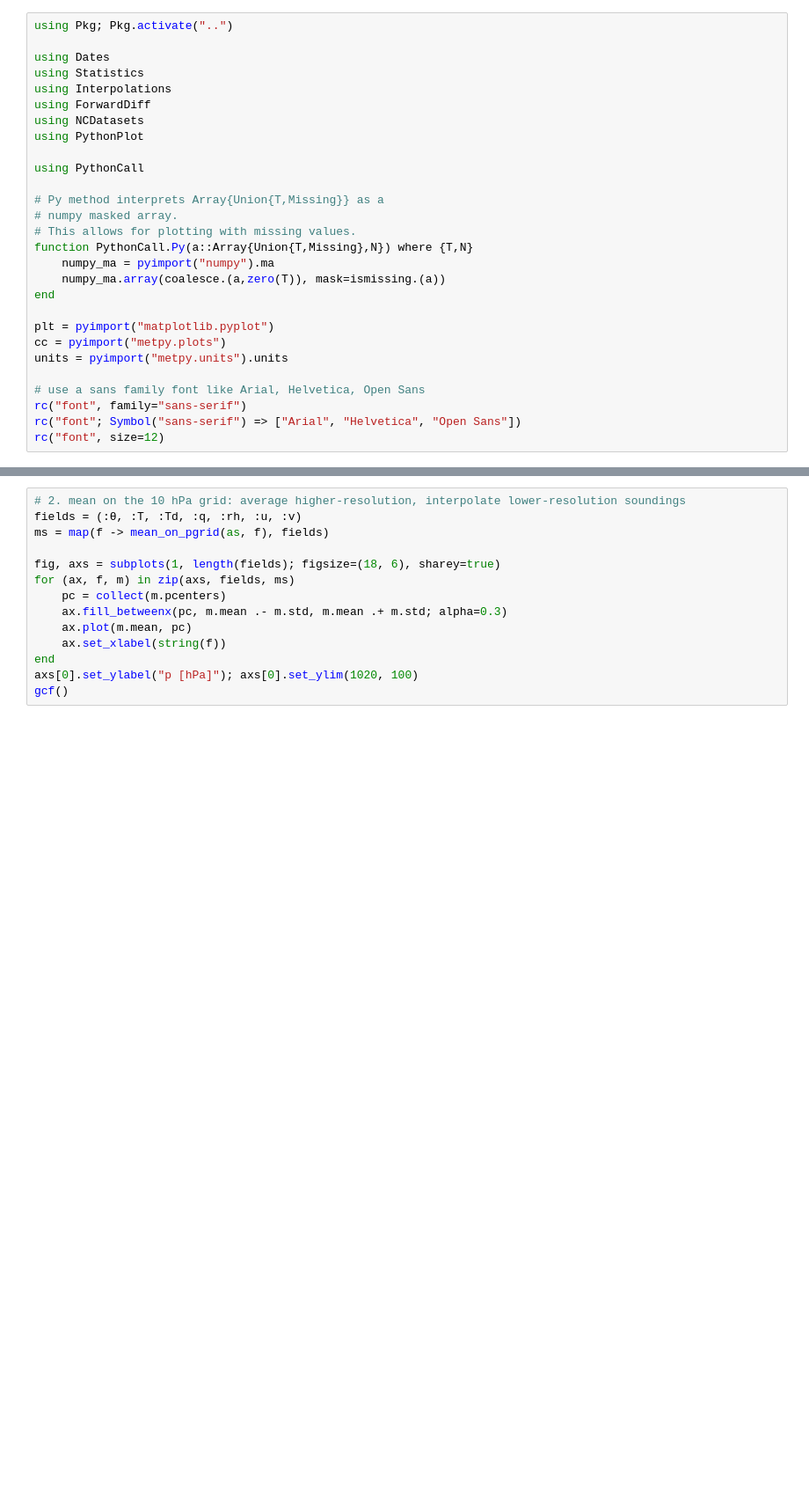
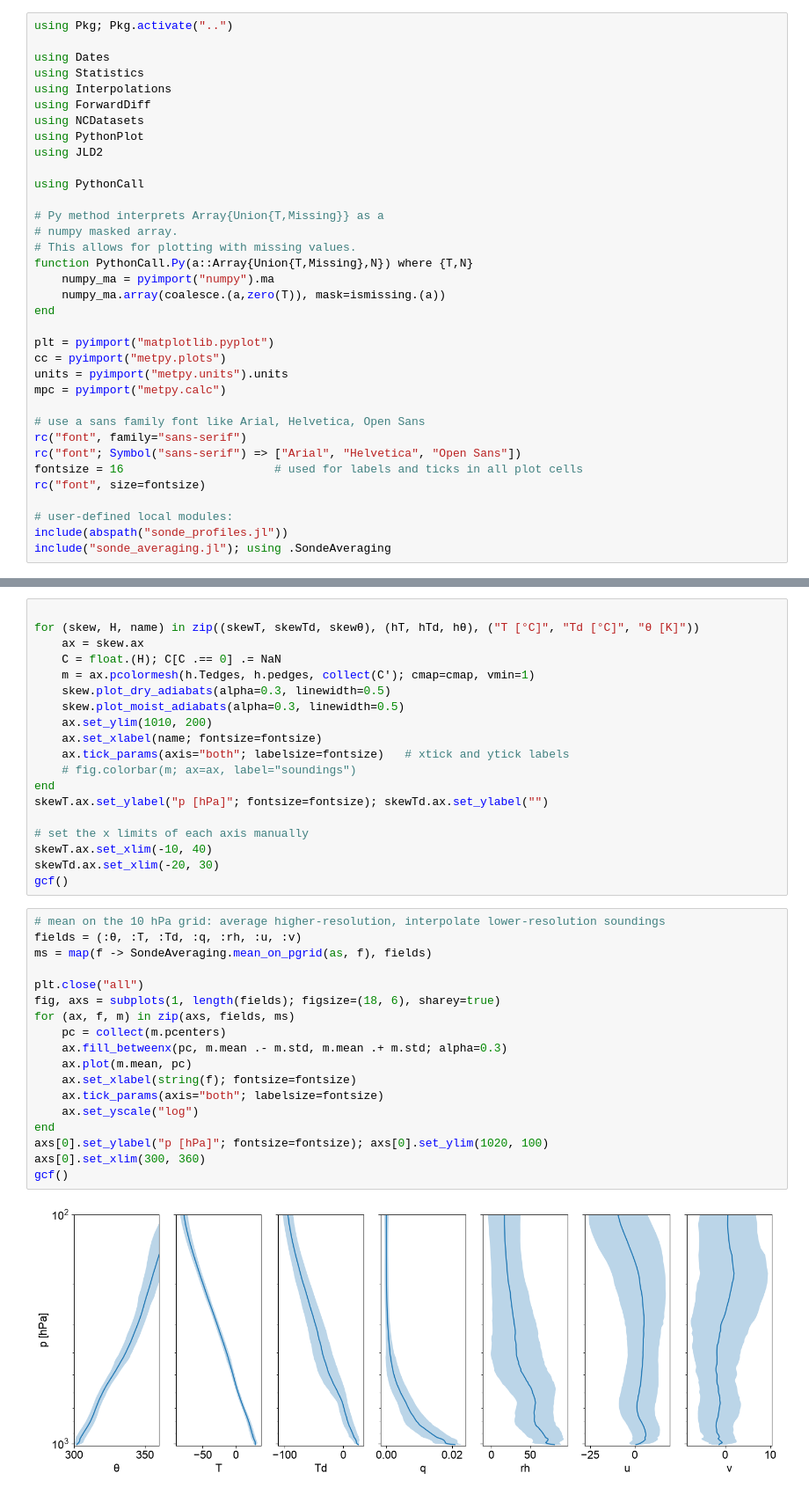
Before and after one commit to deszoeke/ASTRAL-soundings, a Jupyter notebook: src/mean_sonde.ipynb, the cells around one changed output, grey strips where cells are left out. Shown at 88% size. Cells and saved outputs as stored; diff of their text form; blank space fills up the shorter version.

Commit message:
AS sonde histograms

```diff
--- a/src/mean_sonde.ipynb
+++ b/src/mean_sonde.ipynb
@@ -7,6 +7,7 @@ using Interpolations
 using ForwardDiff
 using NCDatasets
 using PythonPlot
+using JLD2
 
 using PythonCall
 
@@ -21,10 +22,16 @@ end
 plt = pyimport("matplotlib.pyplot")
 cc = pyimport("metpy.plots")
 units = pyimport("metpy.units").units
+mpc = pyimport("metpy.calc")
 
 # use a sans family font like Arial, Helvetica, Open Sans
 rc("font", family="sans-serif")
 rc("font"; Symbol("sans-serif") => ["Arial", "Helvetica", "Open Sans"])
-rc("font", size=12)
+fontsize = 16                      # used for labels and ticks in all plot cells
+rc("font", size=fontsize)
+
+# user-defined local modules:
+include(abspath("sonde_profiles.jl"))
+include("sonde_averaging.jl"); using .SondeAveraging
 # %% [output]
   Activating project at `~/projects/ASTRAL/soundings`
@@ -60,15 +144,40 @@ gcf()
+# %%
+
+for (skew, H, name) in zip((skewT, skewTd, skewθ), (hT, hTd, hθ), ("T [°C]", "Td [°C]", "θ [K]"))
+    ax = skew.ax
+    C = float.(H); C[C .== 0] .= NaN
+    m = ax.pcolormesh(h.Tedges, h.pedges, collect(C'); cmap=cmap, vmin=1)
+    skew.plot_dry_adiabats(alpha=0.3, linewidth=0.5)
+    skew.plot_moist_adiabats(alpha=0.3, linewidth=0.5)
+    ax.set_ylim(1010, 200)
+    ax.set_xlabel(name; fontsize=fontsize)
+    ax.tick_params(axis="both"; labelsize=fontsize)   # xtick and ytick labels
+    # fig.colorbar(m; ax=ax, label="soundings")
+end
+skewT.ax.set_ylabel("p [hPa]"; fontsize=fontsize); skewTd.ax.set_ylabel("")
+
+# set the x limits of each axis manually
+skewT.ax.set_xlim(-10, 40)
+skewTd.ax.set_xlim(-20, 30)
+gcf()
 # %%
-# 2. mean on the 10 hPa grid: average higher-resolution, interpolate lower-resolution soundings
+# mean on the 10 hPa grid: average higher-resolution, interpolate lower-resolution soundings
 fields = (:θ, :T, :Td, :q, :rh, :u, :v)
-ms = map(f -> mean_on_pgrid(as, f), fields)
+ms = map(f -> SondeAveraging.mean_on_pgrid(as, f), fields)
 
+plt.close("all")
 fig, axs = subplots(1, length(fields); figsize=(18, 6), sharey=true)
 for (ax, f, m) in zip(axs, fields, ms)
     pc = collect(m.pcenters)
     ax.fill_betweenx(pc, m.mean .- m.std, m.mean .+ m.std; alpha=0.3)
     ax.plot(m.mean, pc)
-    ax.set_xlabel(string(f))
+    ax.set_xlabel(string(f); fontsize=fontsize)
+    ax.tick_params(axis="both"; labelsize=fontsize)
+    ax.set_yscale("log")
 end
-axs[0].set_ylabel("p [hPa]"); axs[0].set_ylim(1020, 100)
+axs[0].set_ylabel("p [hPa]"; fontsize=fontsize); axs[0].set_ylim(1020, 100)
+axs[0].set_xlim(300, 360)
 gcf()
+# %% [output]
+[figure, added]
 # %%
```
Also changed, not shown: parts of 8 cells of this notebook, 6 other files.
